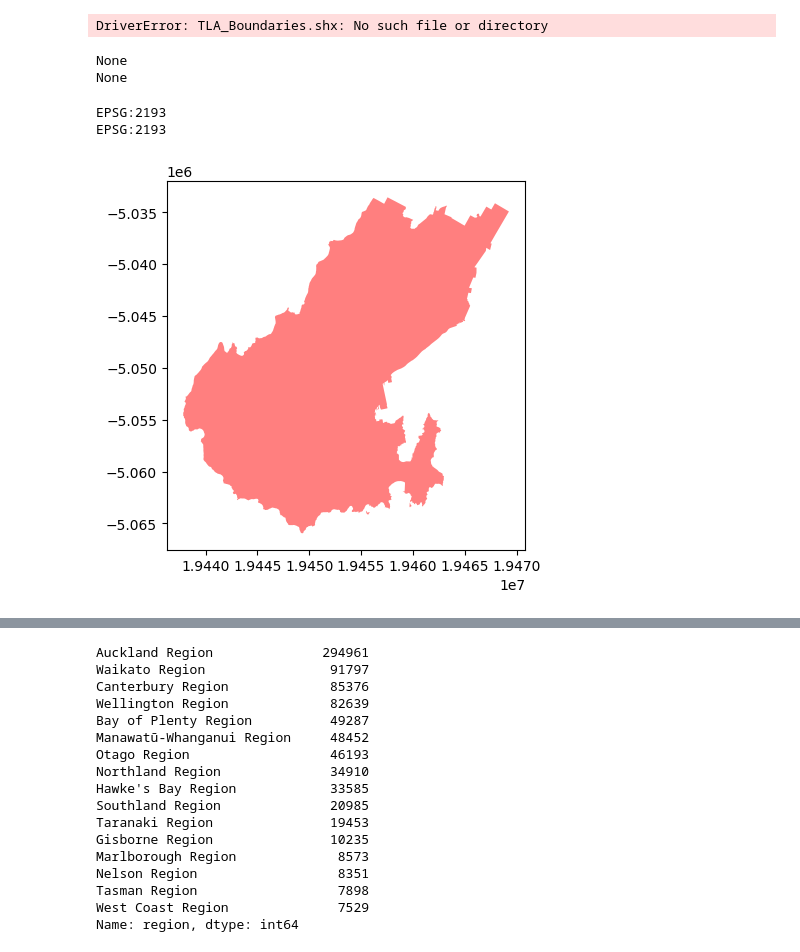
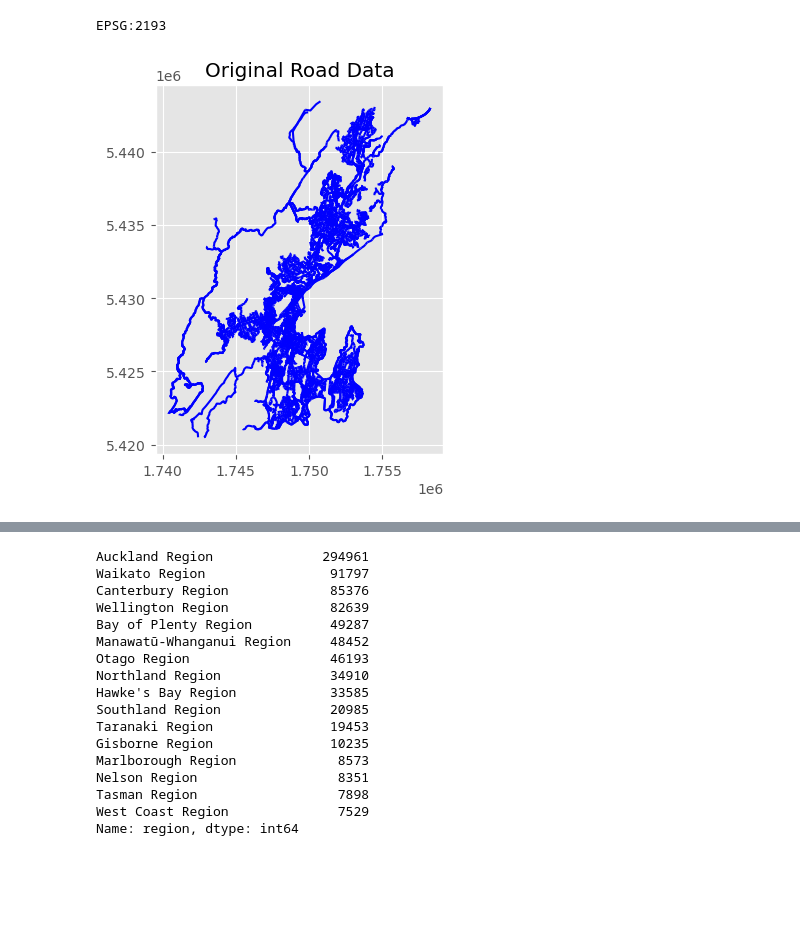
Before and after one commit to DarioDang/wellington-crash-modelling, a Jupyter notebook: ellen_explore_car_crash_data.ipynb, the cells around one changed output, grey strips where cells are left out. Drawn from its saved outputs; the diff is of its cells as text; code cells hidden in the pictures; blank space fills up the shorter version.

```diff
--- a/ellen_explore_car_crash_data.ipynb
+++ b/ellen_explore_car_crash_data.ipynb
@@ -1,22 +1,21 @@
 # %%
 import geopandas as gpd
 import matplotlib.pyplot as plt
+import pandas as pd
+plt.style.use('ggplot')
 
 #Load road shapefile
-road_data = gpd.read_file('./data/nz-roads-road-section-geometry.shx')
-
-# Load the Christchurch ward map shapefile
-wellington_boundary  = gpd.read_file('TLA_Boundaries.shx')
-
-
-road_data.head()
+"""Update shapefile under the nz_road to inlcude the crs information"""
+road_data = gpd.read_file('./data/nz_road/nz-roads-road-section-geometry.shp')
-# %% [output]
-DriverError: TLA_Boundaries.shx: No such file or directory
 # %%
 # Check the CRS of the crash data
 #print(crash_data.crs)
 print(road_data.crs)
-print(wellington_boundary.crs)
+# Plot the original road data
+road_data.plot(color='blue', ax=plt.gca())
+plt.title('Original Road Data')
+
+plt.show()
 # %% [output]
-None
-None
+EPSG:2193
+[figure, added]
@@ -32,8 +21,0 @@ wellington_boundary.crs = 'EPSG:2193'
-# %%
-# Check the CRS of the crash data
-#print(crash_data.crs)
-print(wellington_boundary.crs)
-print(road_data.crs)
-# %% [output]
-EPSG:2193
-EPSG:2193
@@ -45,9 +21,0 @@ road_data_wellington = gpd.clip(road_data, wellington_boundary)
-# %%
-import matplotlib.pyplot as plt
-
-# Plot the Wellington boundary
-wellington_boundary.plot(color='red', ax=plt.gca(), alpha=0.5)
-
-plt.show()
-# %% [output]
-[figure, removed]
```
Also changed, not shown: parts of 25 cells of this notebook, 10 other files.
